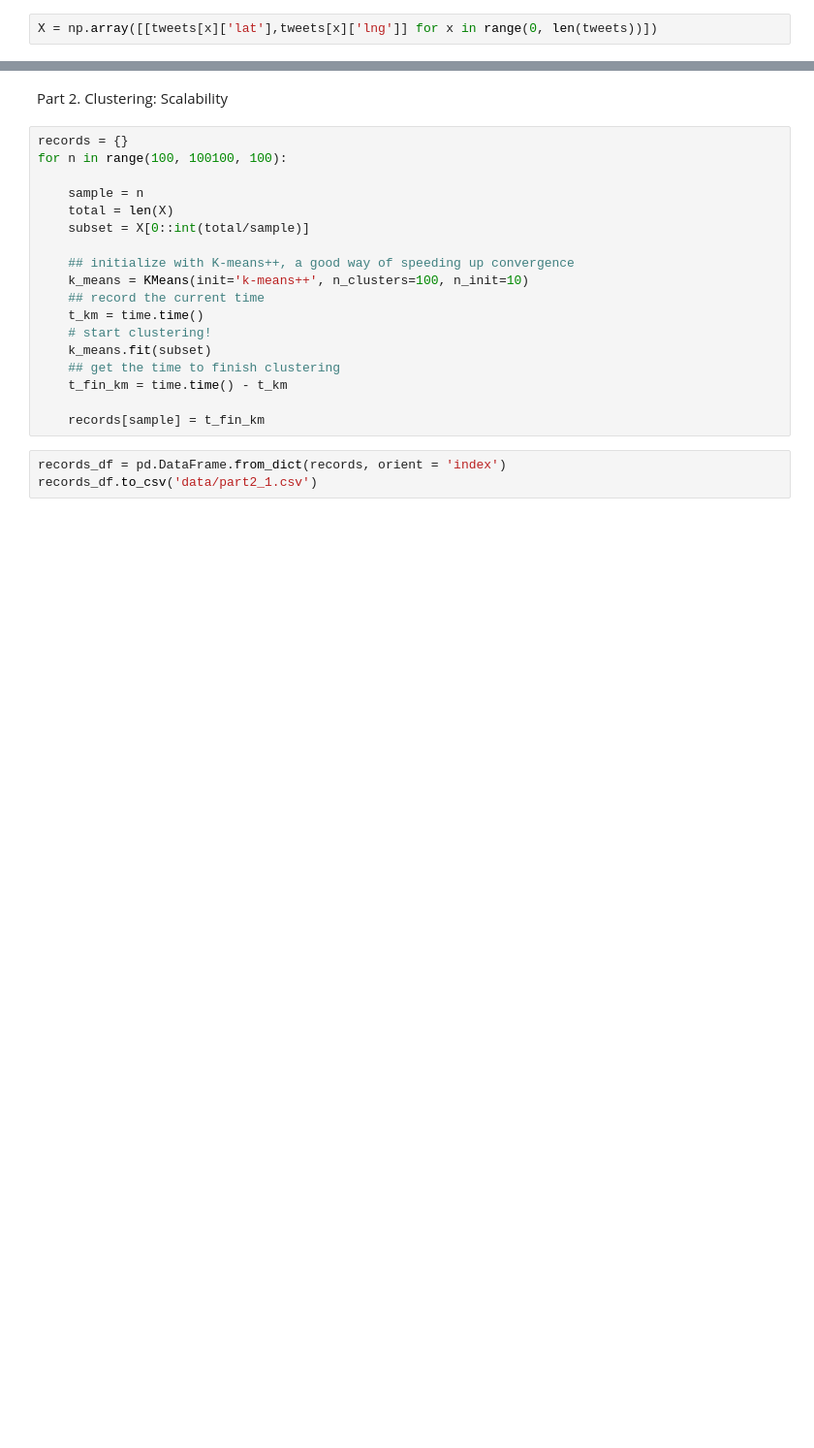
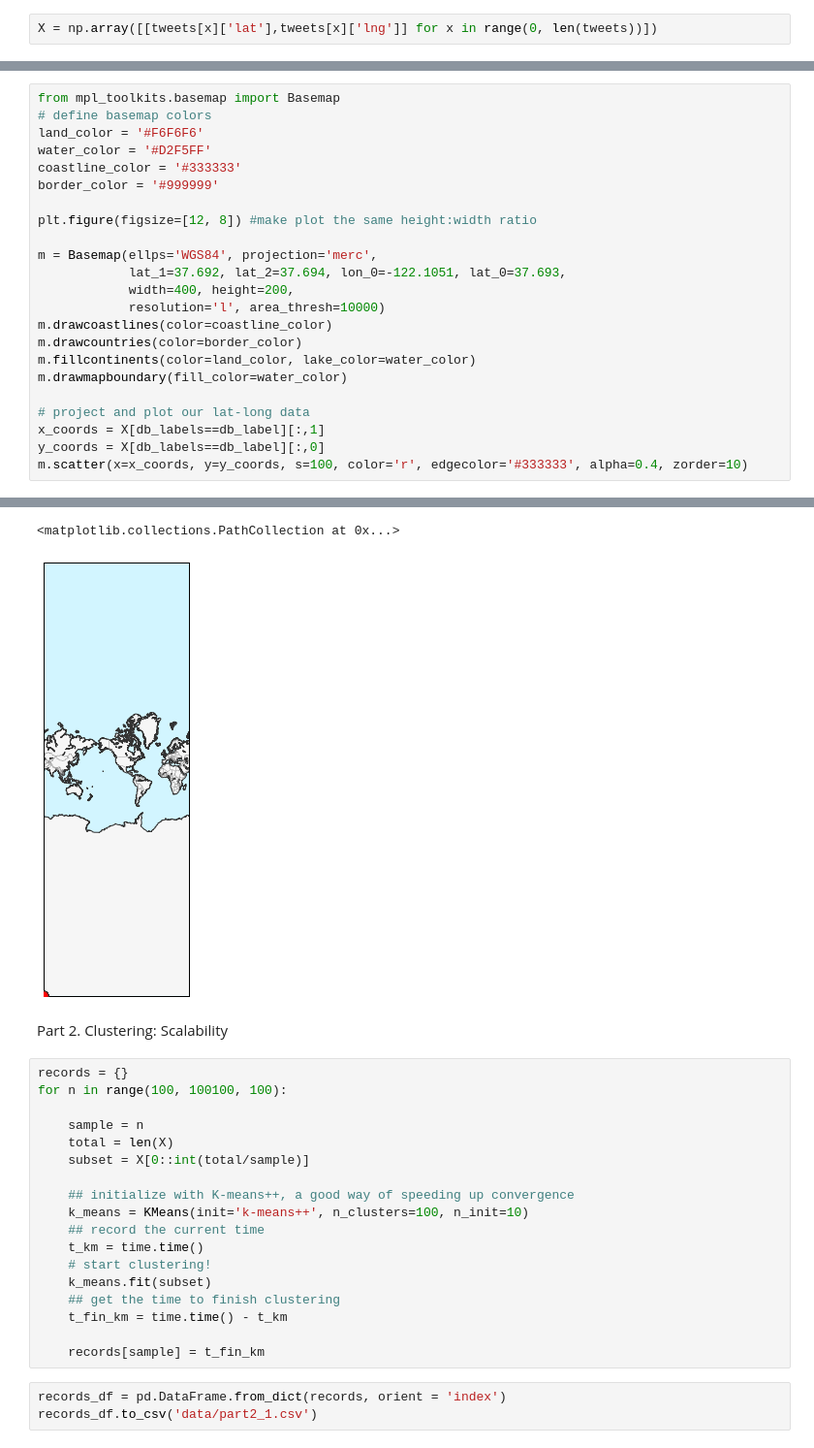
Before and after one commit to yiyange/CEE-263N-Scalable-Spatial-Analytics, a Jupyter notebook: Assignment 1/Assignment 1.ipynb, the cells around one changed output, grey strips where cells are left out. Shown: that part at 97% size. Saved outputs shown, nothing was run; the diff lists cells and outputs as text; blank space fills up the shorter version.

```diff
--- a/Assignment 1/Assignment 1.ipynb
+++ b/Assignment 1/Assignment 1.ipynb
@@ -181,0 +168,24 @@ plt.show()
+# %%
+from mpl_toolkits.basemap import Basemap
+# define basemap colors
+land_color = '#F6F6F6'
+water_color = '#D2F5FF'
+coastline_color = '#333333'
+border_color = '#999999'
+
+plt.figure(figsize=[12, 8]) #make plot the same height:width ratio
+
+m = Basemap(ellps='WGS84', projection='merc',
+            lat_1=37.692, lat_2=37.694, lon_0=-122.1051, lat_0=37.693,
+            width=400, height=200,
+            resolution='l', area_thresh=10000)
+m.drawcoastlines(color=coastline_color)
+m.drawcountries(color=border_color)
+m.fillcontinents(color=land_color, lake_color=water_color)
+m.drawmapboundary(fill_color=water_color)
+
+# project and plot our lat-long data
+x_coords = X[db_labels==db_label][:,1]
+y_coords = X[db_labels==db_label][:,0]
+m.scatter(x=x_coords, y=y_coords, s=100, color='r', edgecolor='#333333', alpha=0.4, zorder=10)
+# %% [output]
@@ -182,3 +193,5 @@ plt.show()
+<matplotlib.collections.PathCollection at 0x...>
+[figure, added]
 # %% [markdown]
 Part 2. Clustering: Scalability
 # %%
```
Also changed, not shown: parts of 12 cells of this notebook, 3 other files.
